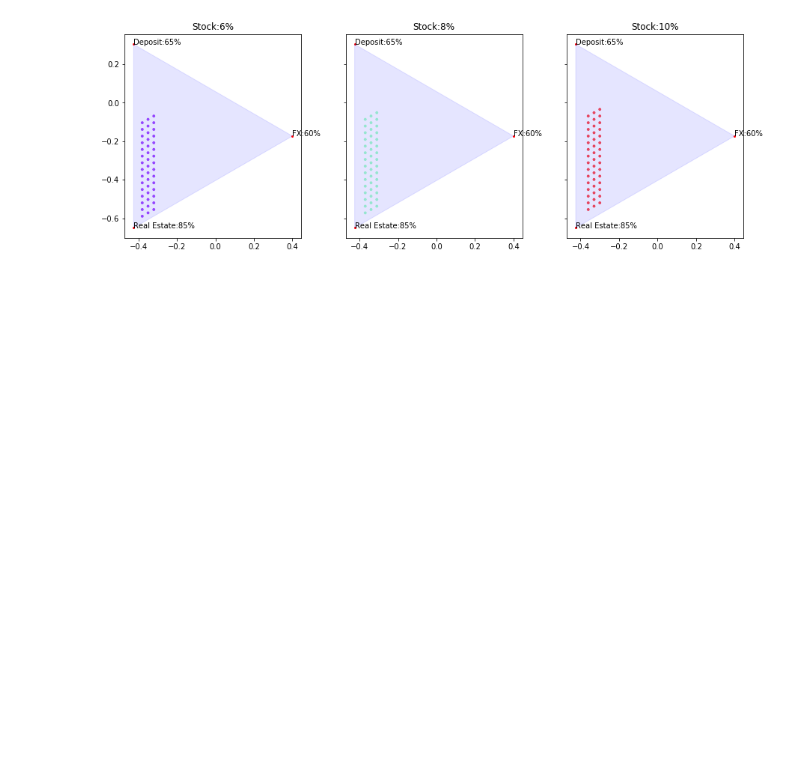
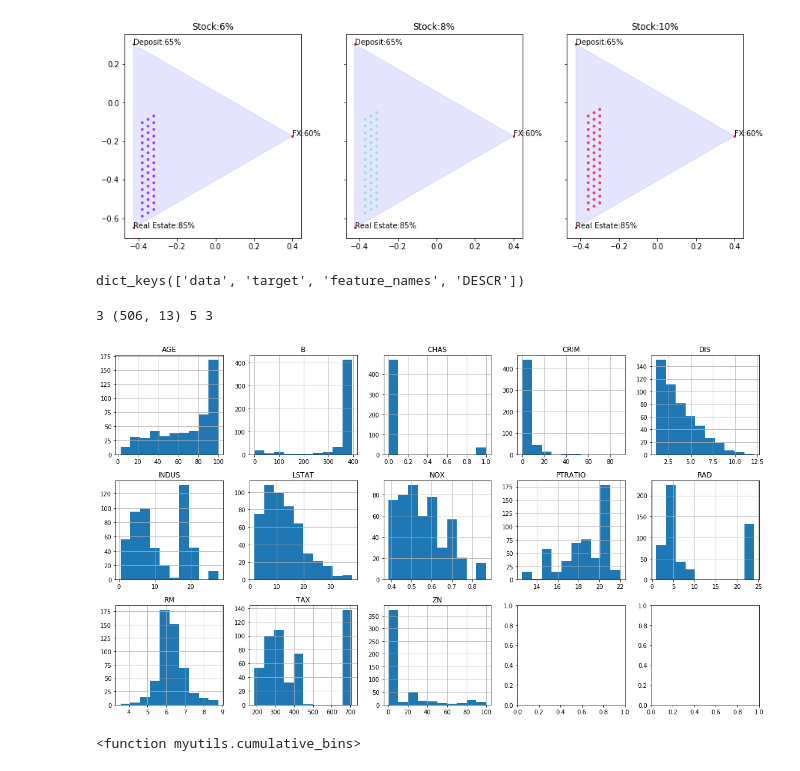
Before and after one commit to yygr/datascience_utility, a Jupyter notebook: notebook/Ratio_Space_Demo.ipynb, the cells around one changed output. Saved outputs shown, nothing was run; the diff lists cells and outputs as text; code cells hidden in the pictures; blank space fills up the shorter version.

```diff
--- a/notebook/Ratio_Space_Demo.ipynb
+++ b/notebook/Ratio_Space_Demo.ipynb
@@ -186,0 +189,29 @@ def gen_matrix(edges, data, value=None, func=[np.mean, np.std], return_labels=Fa
+# %%
+dic = ds.load_boston()
+dic.keys()
+# %% [output]
+dict_keys(['data', 'target', 'feature_names', 'DESCR'])
+# %%
+df = pd.DataFrame(dic.data, columns=dic.feature_names)
+n = df.shape[1]
+nr, nc = get_figratio(n)
+fig, ax = plt.subplots(nc, nr, figsize=(16, 9 ))
+print(len(ax), df.shape, nr, nc)
+df.hist(ax=ax.flat[:n])
+fig.tight_layout()
+# %% [output]
+3 (506, 13) 5 3
+[figure, added]
+# %%
+
+const = {
+    'AGE' : 5,
+    'B' : 2,
+    'CHAS' : 2,
+    'CRIM' : 2,
+    'DIS' :
+}
+
+cumulative_bins()
+# %% [output]
+<function myutils.cumulative_bins>
```
Also changed, not shown: parts of 4 cells of this notebook.
